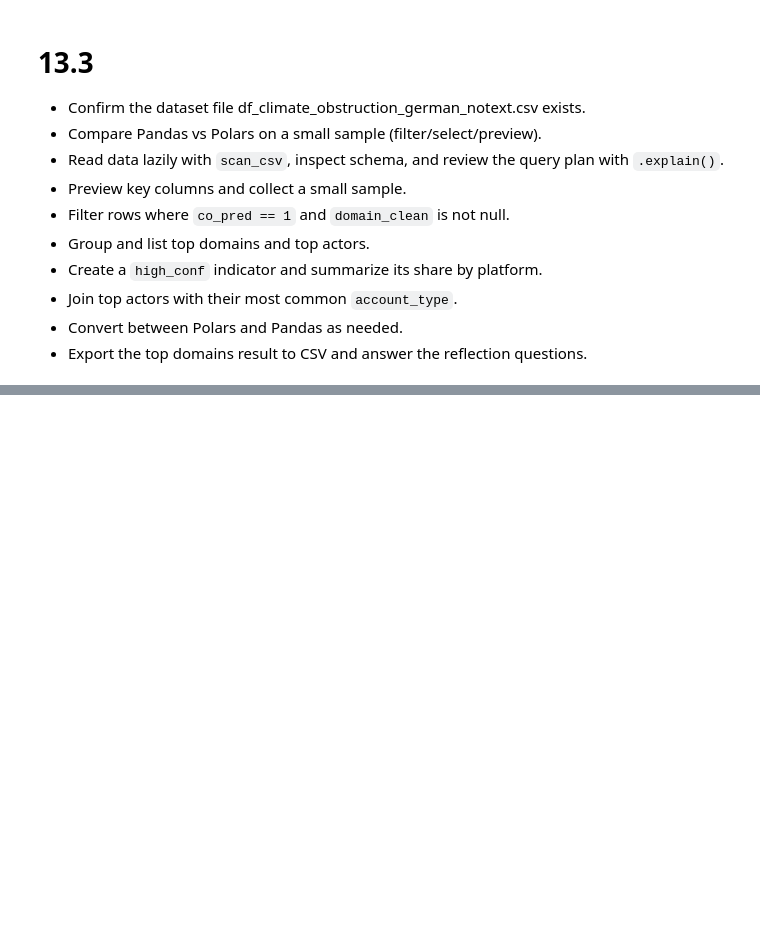
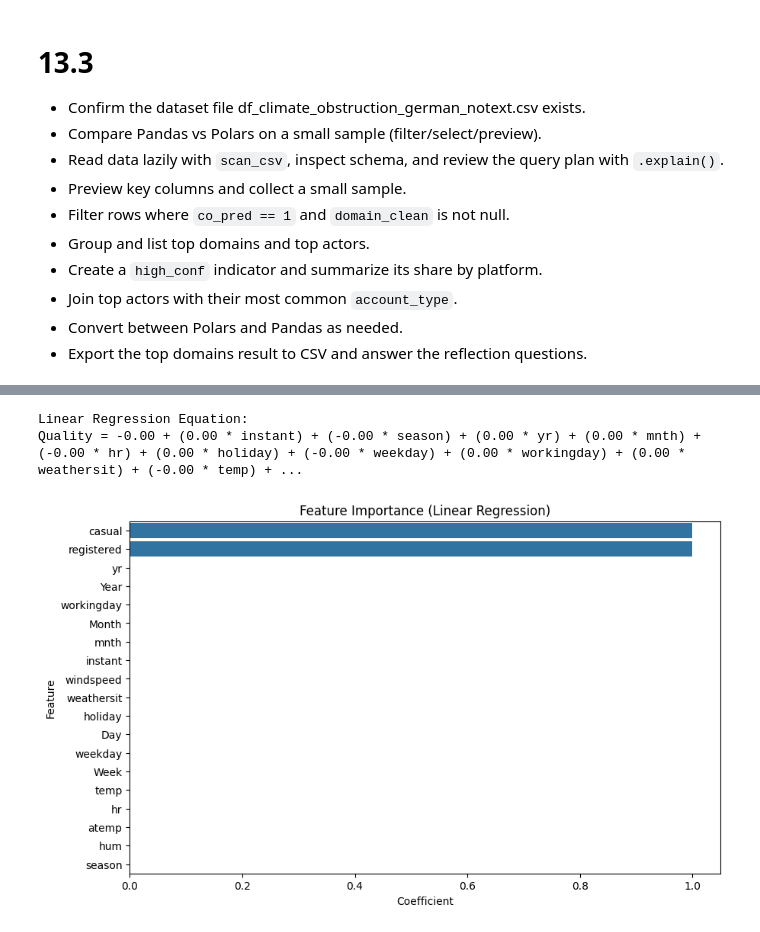
Before and after one commit to X1las/DaT, a Jupyter notebook: exercises.ipynb, the cells around one changed output, grey strips where cells are left out. Drawn from its saved outputs; the diff is of its cells as text; code cells hidden in the pictures; blank space fills up the shorter version.

```diff
--- a/exercises.ipynb
+++ b/exercises.ipynb
@@ -1318,0 +1327,31 @@ data.dropna(inplace=True)
+# %%
+X = hour.drop(columns=["cnt", "dteday", "datetime_obj"])
+Y = hour["cnt"]
+
+X_train, X_test, Y_train, Y_test = train_test_split(X, Y, test_size=0.2, random_state=42)
+# %%
+lin_reg = LinearRegression()
+lin_reg.fit(X_train, Y_train)
+
+intercept = lin_reg.intercept_
+coefficients = lin_reg.coef_
+equation = "Quality = {:.2f}".format(intercept)
+for feature, coef in zip(X.columns, coefficients):
+    equation += " + ({:.2f} * {})".format(coef, feature)
+print("Linear Regression Equation:")
+print(equation)
+# %% [output]
+Linear Regression Equation:
+Quality = -0.00 + (0.00 * instant) + (-0.00 * season) + (0.00 * yr) + (0.00 * mnth) + (-0.00 * hr) + (0.00 * holiday) + (-0.00 * weekday) + (0.00 * workingday) + (0.00 * weathersit) + (-0.00 * temp) + ...
+# %%
+# Feature importance via correlation
+feature_importance = pd.DataFrame({'Feature': X.columns, 'Coefficient': lin_reg.coef_})
+feature_importance = feature_importance.sort_values(by='Coefficient', ascending=False)
+
+# Plot feature importance
+plt.figure(figsize=(10, 6))
+sns.barplot(x='Coefficient', y='Feature', data=feature_importance)
+plt.title('Feature Importance (Linear Regression)')
+plt.show()
+# %% [output]
+[figure, added]
```
Also changed, not shown: parts of 10 cells of this notebook.
